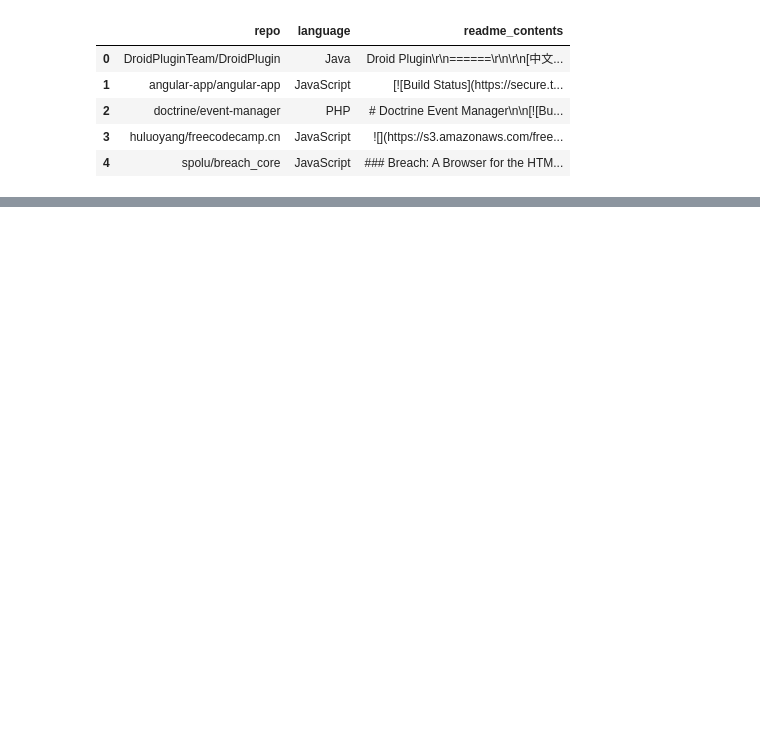
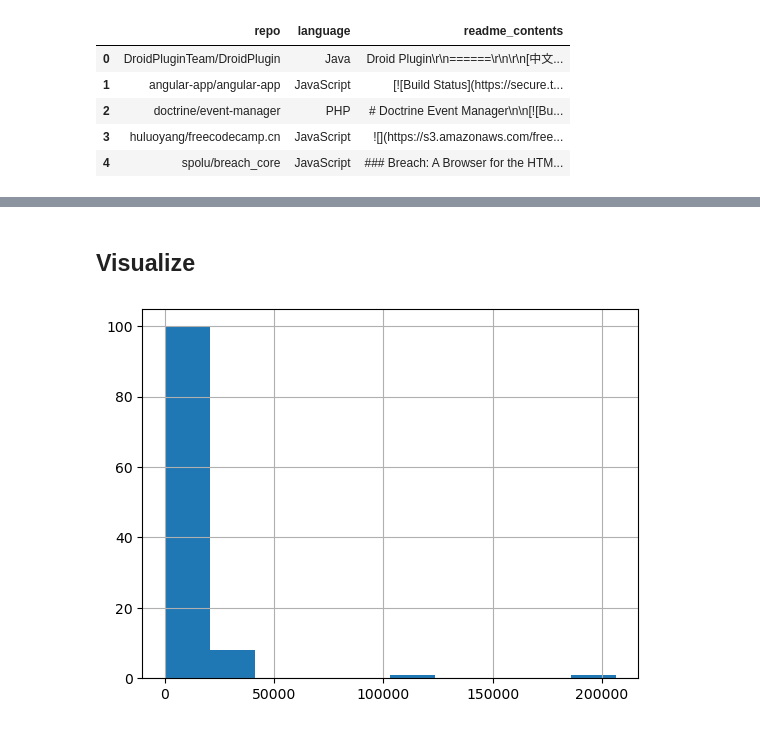
Before and after one commit to Keila-Camarillo/nlp_most_starred_repos, a Jupyter notebook: corey_explore.ipynb, the cells around one changed output, grey strips where cells are left out. Cells and saved outputs as stored; diff of their text form; code cells hidden in the pictures; blank space fills up the shorter version.

Commit message:
corey-explore changes (readme_length)

```diff
--- a/corey_explore.ipynb
+++ b/corey_explore.ipynb
@@ -49,8 +50,3 @@ train.head()
 | 92 | jamesob/tinychain | Python | # ⛼ tinychain\n\n*Putting the rou... | tinychain putting rough rough con... | tinychain put rough rough consens... | tinychain putting rough rough con... | 8333 |
 | 104 | Cleveroad/CRNetworkButton | Swift | # CRNetworkButton [![Awesome](htt... | crnetworkbutton awesomehttpscdnra... | crnetworkbutton awesomehttpscdnra... | crnetworkbutton awesomehttpscdnra... | 5268 |
 | 97 | zhangxinxu/mobilebone | JavaScript | mobilebone.js\n=============\n\n<... | mobilebonejs img srchttpswwwzhang... | mobilebonej img srchttpswwwzhangx... | mobilebonejs img srchttpswwwzhang... | 5908 |
-# %%
-# read in data from json file
-cache_file_name = 'data.json'
-results_dict_list = json.load(open(cache_file_name))
-df = pd.DataFrame(results_dict_list)
@@ -56,0 +56,8 @@ df = pd.DataFrame(results_dict_list)
+# %% [markdown]
+## Visualize
+# %%
+# first plot distribution of readme_length
+df.readme_length.hist()
+plt.show()
+# %% [output]
+[figure, added]
```
Also changed, not shown: parts of 22 cells of this notebook.
